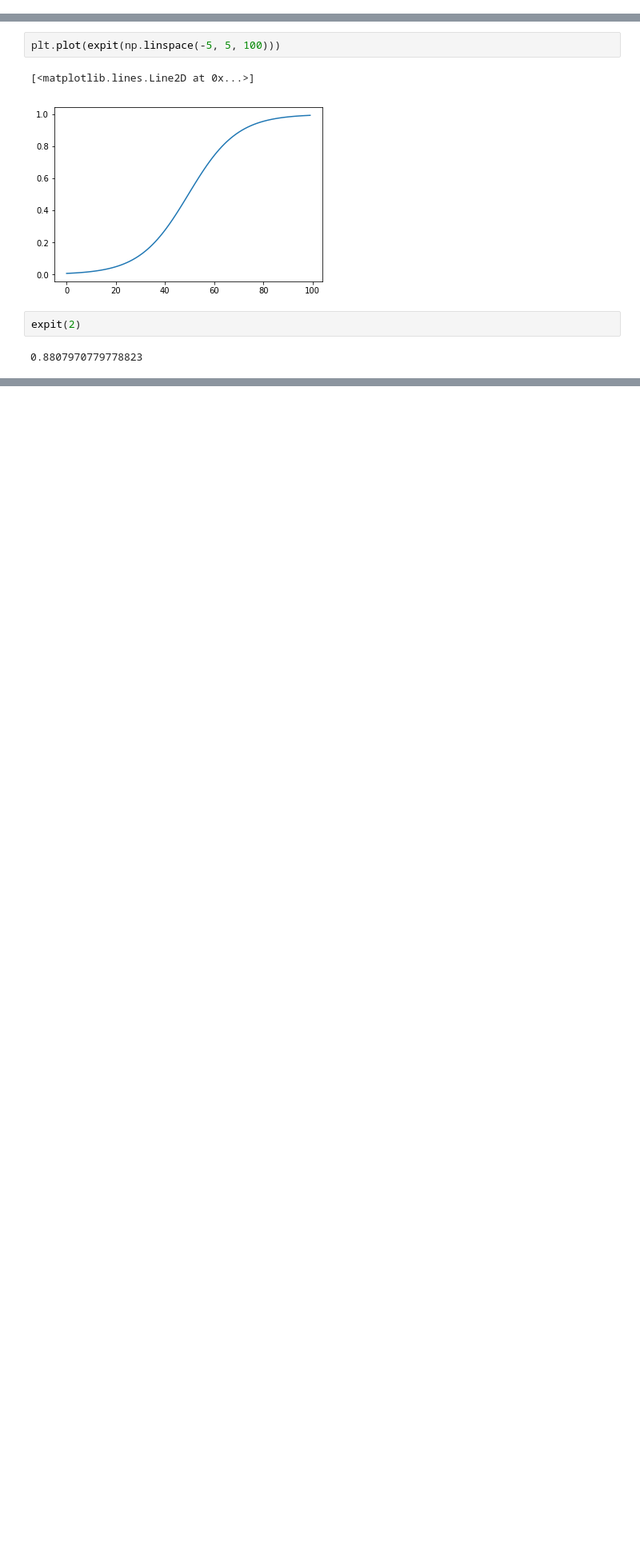
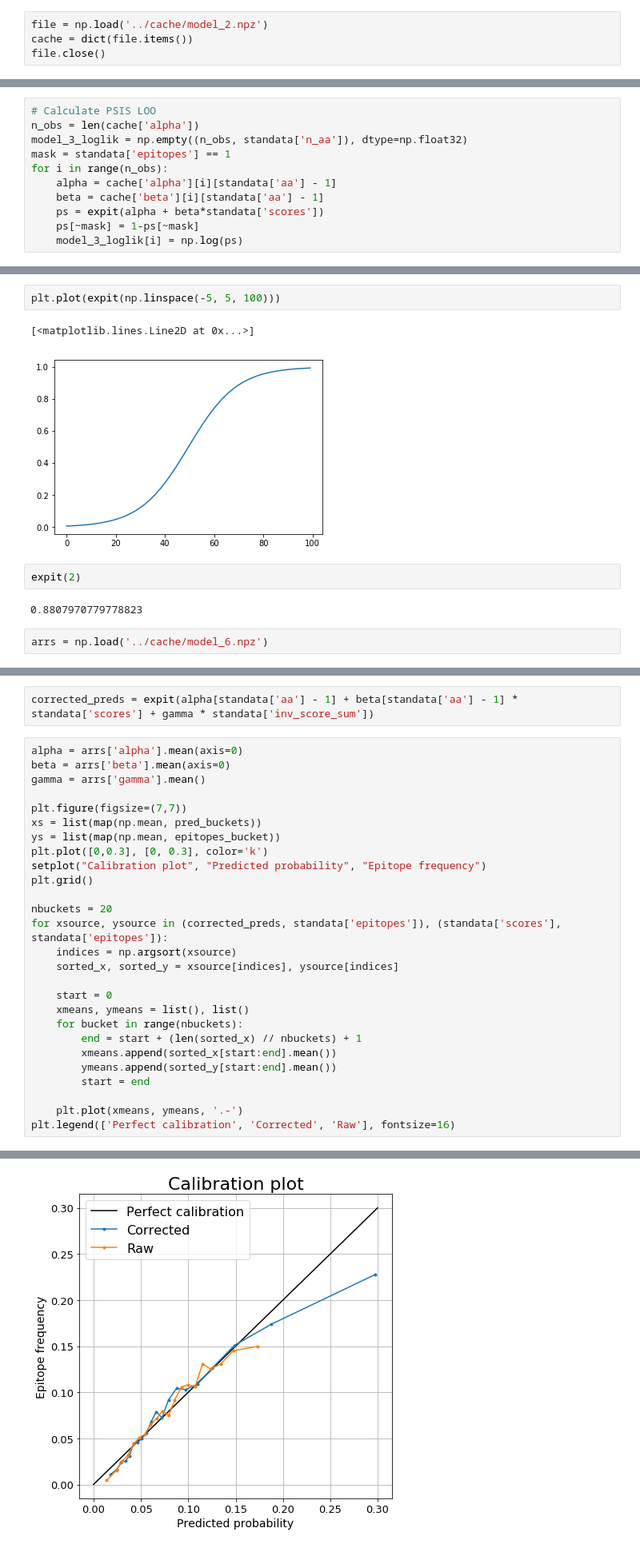
Before and after one commit to BirkirRey/BayesianBepipred, a Jupyter notebook: jakob_dennis/jakob/run.ipynb, the cells around one changed output, grey strips where cells are left out. Shown at 80% size. Drawn from its saved outputs; the diff is of its cells as text; blank space fills up the shorter version.

```diff
--- a/jakob_dennis/jakob/run.ipynb
+++ b/jakob_dennis/jakob/run.ipynb
@@ -257,6 +272,10 @@ convergence, Rhat=1).
 # Save data
 extract_3 = fit_model_3.extract()
 np.savez_compressed('cache/model_3.npz', **extract_3, **fit_model_3.summary())
+# %%
+file = np.load('../cache/model_2.npz')
+cache = dict(file.items())
+file.close()
 # %%
 # Calculate PSIS LOO
 n_obs = len(extract_3['alpha'])
@@ -275,0 +310,11 @@ print(model_3_loo)
+# %%
+# Calculate PSIS LOO
+n_obs = len(cache['alpha'])
+model_3_loglik = np.empty((n_obs, standata['n_aa']), dtype=np.float32)
+mask = standata['epitopes'] == 1
+for i in range(n_obs):
+    alpha = cache['alpha'][i][standata['aa'] - 1]
+    beta = cache['beta'][i][standata['aa'] - 1]
+    ps = expit(alpha + beta*standata['scores'])
+    ps[~mask] = 1-ps[~mask]
+    model_3_loglik[i] = np.log(ps)
@@ -896,3 +971,5 @@ plt.plot(expit(np.linspace(-5, 5, 100)))
 expit(2)
 # %% [output]
 0.8807970779778823
+# %%
+arrs = np.load('../cache/model_6.npz')
@@ -898,0 +989,30 @@ expit(2)
+# %%
+corrected_preds = expit(alpha[standata['aa'] - 1] + beta[standata['aa'] - 1] * standata['scores'] + gamma * standata['inv_score_sum'])
+# %%
+alpha = arrs['alpha'].mean(axis=0)
+beta = arrs['beta'].mean(axis=0)
+gamma = arrs['gamma'].mean()
+
+plt.figure(figsize=(7,7))
+xs = list(map(np.mean, pred_buckets))
+ys = list(map(np.mean, epitopes_bucket))
+plt.plot([0,0.3], [0, 0.3], color='k')
+setplot("Calibration plot", "Predicted probability", "Epitope frequency")
+plt.grid()
+
+nbuckets = 20
+for xsource, ysource in (corrected_preds, standata['epitopes']), (standata['scores'], standata['epitopes']):
+    indices = np.argsort(xsource)
+    sorted_x, sorted_y = xsource[indices], ysource[indices]
+
+    start = 0
+    xmeans, ymeans = list(), list()
+    for bucket in range(nbuckets):
+        end = start + (len(sorted_x) // nbuckets) + 1
+        xmeans.append(sorted_x[start:end].mean())
+        ymeans.append(sorted_y[start:end].mean())
+        start = end
+
+    plt.plot(xmeans, ymeans, '.-')
+plt.legend(['Perfect calibration', 'Corrected', 'Raw'], fontsize=16)
+# %% [output]
@@ -898,0 +1020 @@ expit(2)
+[figure, added]
```
Also changed, not shown: parts of 25 cells of this notebook, 18 other files.
